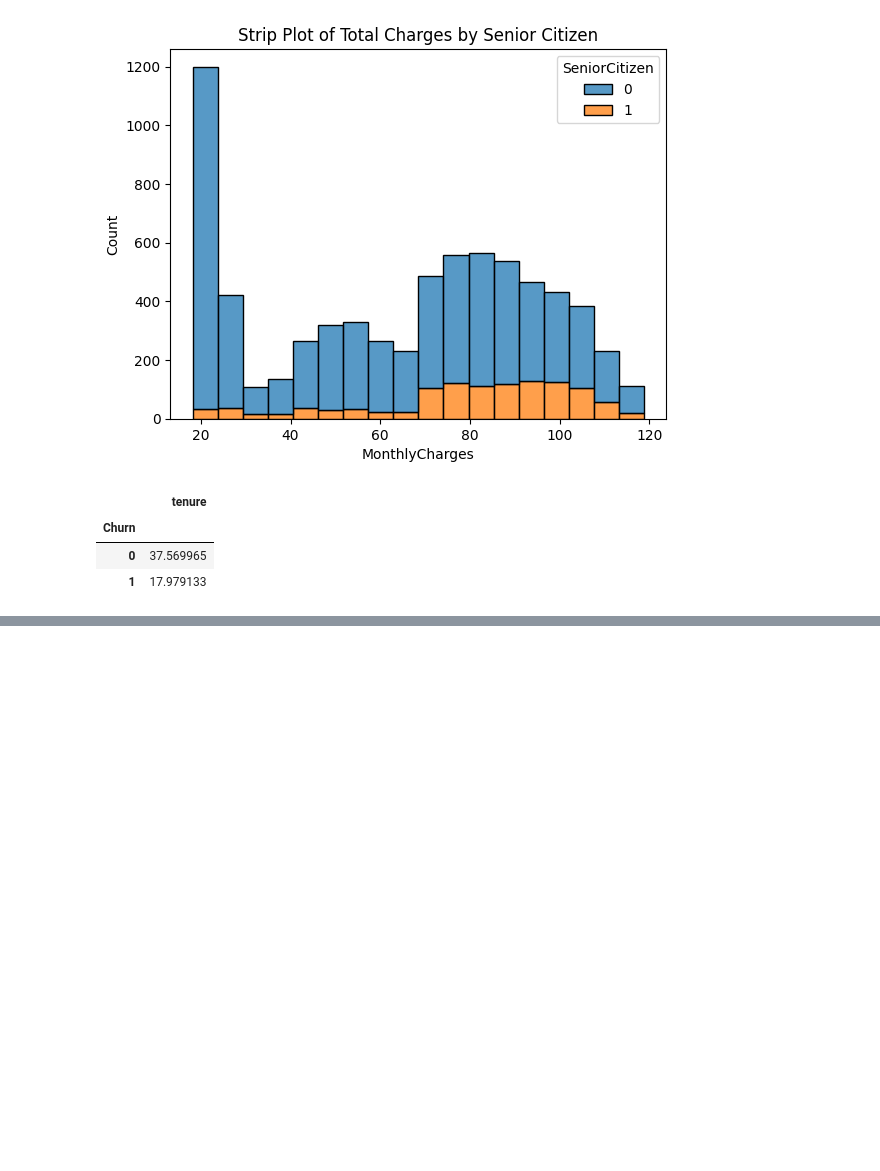
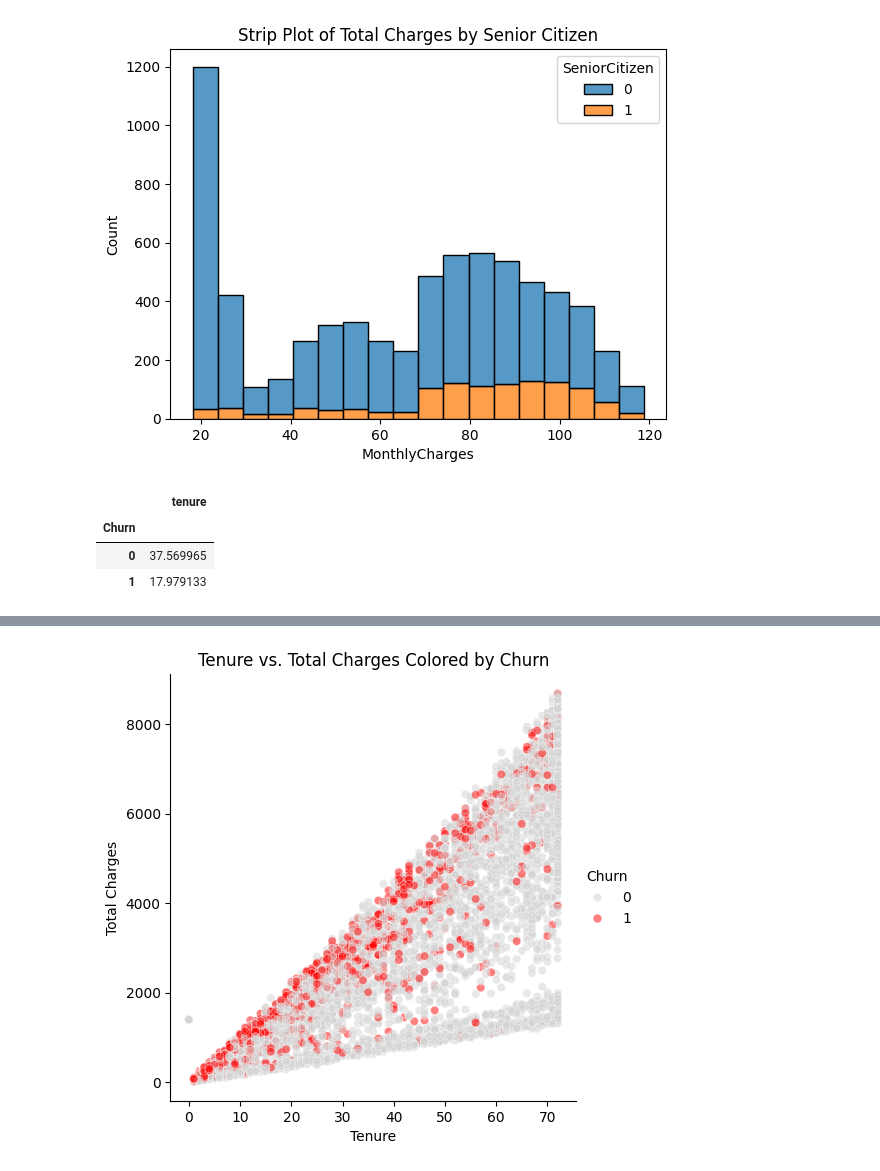
Before and after one commit to SJBales/telco-customer-churn, a Jupyter notebook: notebooks/EDA.ipynb, the cells around one changed output, grey strips where cells are left out. Drawn from its saved outputs; the diff is of its cells as text; code cells hidden in the pictures; blank space fills up the shorter version.

Commit message:
Updated EDA analysis with a few additional plots looking at the impact of tenure and charges on churn.

```diff
--- a/notebooks/EDA.ipynb
+++ b/notebooks/EDA.ipynb
@@ -138,0 +166,13 @@ cleaned_data.loc[:, ['tenure', 'Churn']].groupby('Churn').mean()
+# %%
+sns.relplot(data = cleaned_data,
+            x = 'tenure',
+            y = 'TotalCharges',
+            hue = 'Churn',
+            palette = {1 : 'red', 0 : 'lightgrey'},
+            alpha = 0.5)
+plt.title("Tenure vs. Total Charges Colored by Churn")
+plt.ylabel("Total Charges")
+plt.xlabel("Tenure")
+plt.show()
+# %% [output]
+[figure, added]
```
Also changed, not shown: parts of 4 cells of this notebook.
